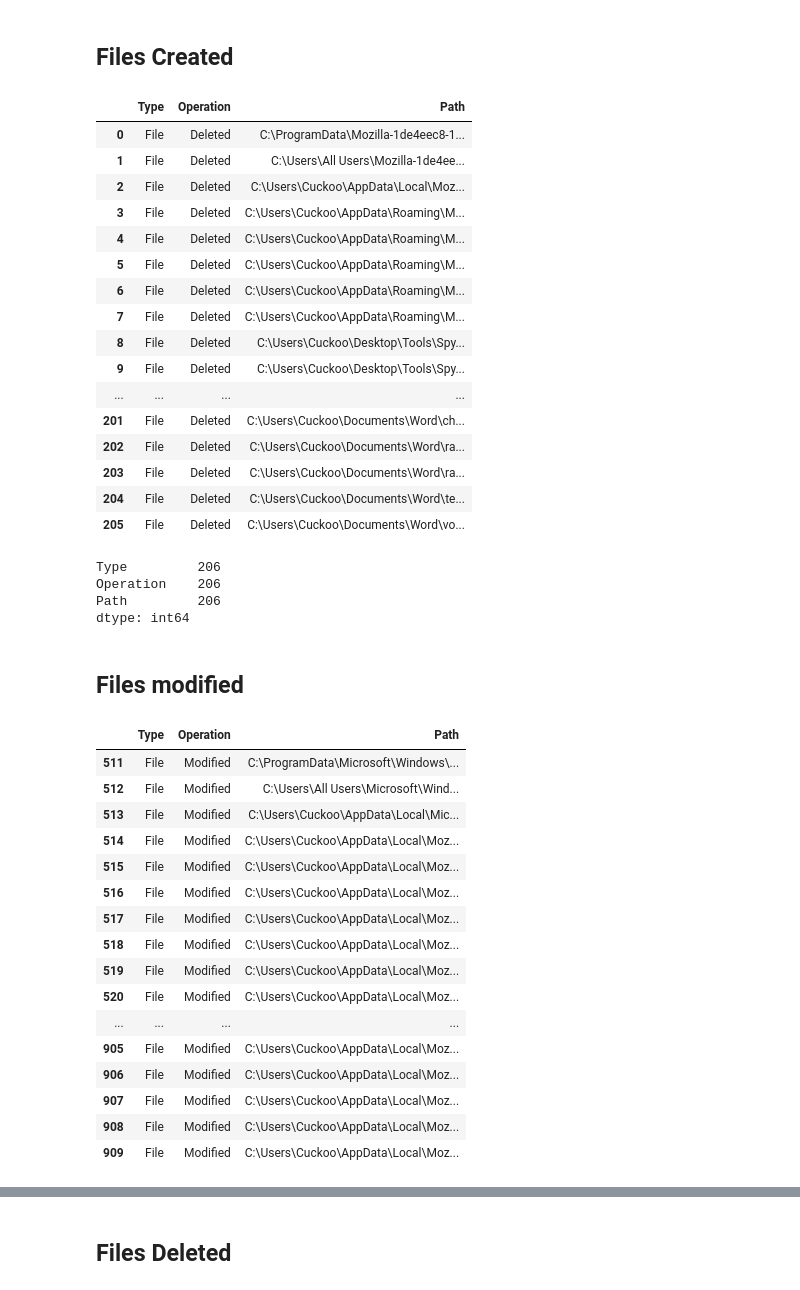
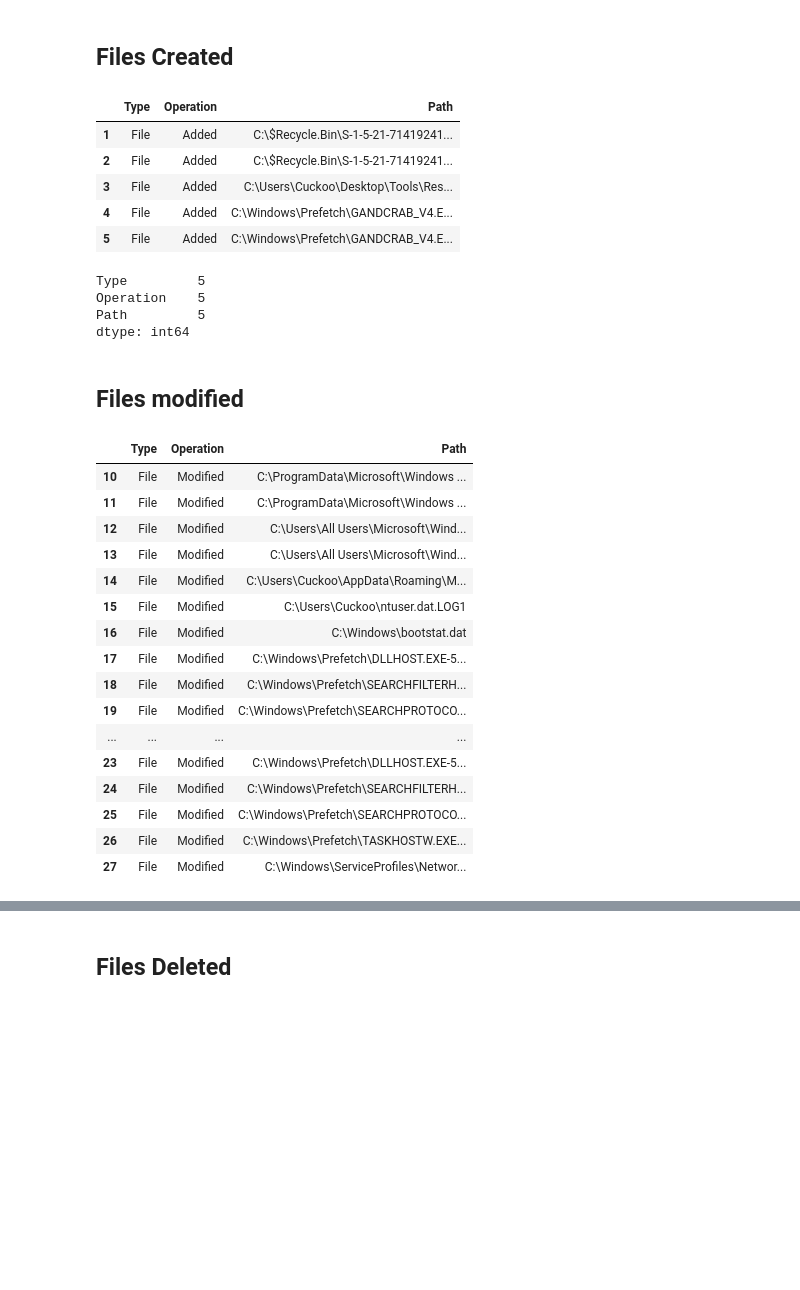
Before and after one commit to W4lkerJ/ForensicAnalysis, a Jupyter notebook: src/notebooks/ProcMonAnalysis.ipynb, the cells around one changed output, grey strips where cells are left out. Cells and saved outputs as stored; diff of their text form; code cells hidden in the pictures; blank space fills up the shorter version.

```diff
--- a/src/notebooks/ProcMonAnalysis.ipynb
+++ b/src/notebooks/ProcMonAnalysis.ipynb
@@ -249,33 +204,22 @@ sorted(df_regshot_data["Operation"].unique())
 # %% [markdown]
 ## Files Created
 # %%
-df_operation_query = df_regshot_data.query("Type == 'File' & Operation == 'Deleted'")
+df_files_created = df_regshot_data.query("Type == 'File' & Operation == 'Added'")
 # %%
-df_operation_query
+df_files_created
 # %% [output]
 |  | Type | Operation | Path |
-| 0 | File | Deleted | C:\ProgramData\Mozilla-1de4eec8-1... |
-| 1 | File | Deleted | C:\Users\All Users\Mozilla-1de4ee... |
-| 2 | File | Deleted | C:\Users\Cuckoo\AppData\Local\Moz... |
-| 3 | File | Deleted | C:\Users\Cuckoo\AppData\Roaming\M... |
-| 4 | File | Deleted | C:\Users\Cuckoo\AppData\Roaming\M... |
-| 5 | File | Deleted | C:\Users\Cuckoo\AppData\Roaming\M... |
-| 6 | File | Deleted | C:\Users\Cuckoo\AppData\Roaming\M... |
-| 7 | File | Deleted | C:\Users\Cuckoo\AppData\Roaming\M... |
-| 8 | File | Deleted | C:\Users\Cuckoo\Desktop\Tools\Spy... |
-| 9 | File | Deleted | C:\Users\Cuckoo\Desktop\Tools\Spy... |
-| ... | ... | ... | ... |
-| 201 | File | Deleted | C:\Users\Cuckoo\Documents\Word\ch... |
-| 202 | File | Deleted | C:\Users\Cuckoo\Documents\Word\ra... |
-| 203 | File | Deleted | C:\Users\Cuckoo\Documents\Word\ra... |
-| 204 | File | Deleted | C:\Users\Cuckoo\Documents\Word\te... |
-| 205 | File | Deleted | C:\Users\Cuckoo\Documents\Word\vo... |
+| 1 | File | Added | C:\$Recycle.Bin\S-1-5-21-71419241... |
+| 2 | File | Added | C:\$Recycle.Bin\S-1-5-21-71419241... |
+| 3 | File | Added | C:\Users\Cuckoo\Desktop\Tools\Res... |
+| 4 | File | Added | C:\Windows\Prefetch\GANDCRAB_V4.E... |
+| 5 | File | Added | C:\Windows\Prefetch\GANDCRAB_V4.E... |
 # %%
-df_operation_query.count()
+df_files_created.count()
 # %% [output]
-Type         206
-Operation    206
-Path         206
+Type         5
+Operation    5
+Path         5
 dtype: int64
 # %% [markdown]
 ## Files modified
@@ -284,21 +228,21 @@ df_operation_query = df_regshot_data.query("Type == 'File' & Operation == 'Modif
 # %%
-df_operation_query
+df_files_modiefied
 # %% [output]
 |  | Type | Operation | Path |
-| 511 | File | Modified | C:\ProgramData\Microsoft\Windows\... |
-| 512 | File | Modified | C:\Users\All Users\Microsoft\Wind... |
-| 513 | File | Modified | C:\Users\Cuckoo\AppData\Local\Mic... |
-| 514 | File | Modified | C:\Users\Cuckoo\AppData\Local\Moz... |
-| 515 | File | Modified | C:\Users\Cuckoo\AppData\Local\Moz... |
-| 516 | File | Modified | C:\Users\Cuckoo\AppData\Local\Moz... |
-| 517 | File | Modified | C:\Users\Cuckoo\AppData\Local\Moz... |
-| 518 | File | Modified | C:\Users\Cuckoo\AppData\Local\Moz... |
-| 519 | File | Modified | C:\Users\Cuckoo\AppData\Local\Moz... |
-| 520 | File | Modified | C:\Users\Cuckoo\AppData\Local\Moz... |
+| 10 | File | Modified | C:\ProgramData\Microsoft\Windows ... |
+| 11 | File | Modified | C:\ProgramData\Microsoft\Windows ... |
+| 12 | File | Modified | C:\Users\All Users\Microsoft\Wind... |
+| 13 | File | Modified | C:\Users\All Users\Microsoft\Wind... |
+| 14 | File | Modified | C:\Users\Cuckoo\AppData\Roaming\M... |
+| 15 | File | Modified | C:\Users\Cuckoo\ntuser.dat.LOG1 |
+| 16 | File | Modified | C:\Windows\bootstat.dat |
+| 17 | File | Modified | C:\Windows\Prefetch\DLLHOST.EXE-5... |
+| 18 | File | Modified | C:\Windows\Prefetch\SEARCHFILTERH... |
+| 19 | File | Modified | C:\Windows\Prefetch\SEARCHPROTOCO... |
 | ... | ... | ... | ... |
-| 905 | File | Modified | C:\Users\Cuckoo\AppData\Local\Moz... |
-| 906 | File | Modified | C:\Users\Cuckoo\AppData\Local\Moz... |
-| 907 | File | Modified | C:\Users\Cuckoo\AppData\Local\Moz... |
-| 908 | File | Modified | C:\Users\Cuckoo\AppData\Local\Moz... |
-| 909 | File | Modified | C:\Users\Cuckoo\AppData\Local\Moz... |
+| 23 | File | Modified | C:\Windows\Prefetch\DLLHOST.EXE-5... |
+| 24 | File | Modified | C:\Windows\Prefetch\SEARCHFILTERH... |
+| 25 | File | Modified | C:\Windows\Prefetch\SEARCHPROTOCO... |
+| 26 | File | Modified | C:\Windows\Prefetch\TASKHOSTW.EXE... |
+| 27 | File | Modified | C:\Windows\ServiceProfiles\Networ... |
 # %%
```
Also changed, not shown: parts of 57 cells of this notebook, 3 other files.
